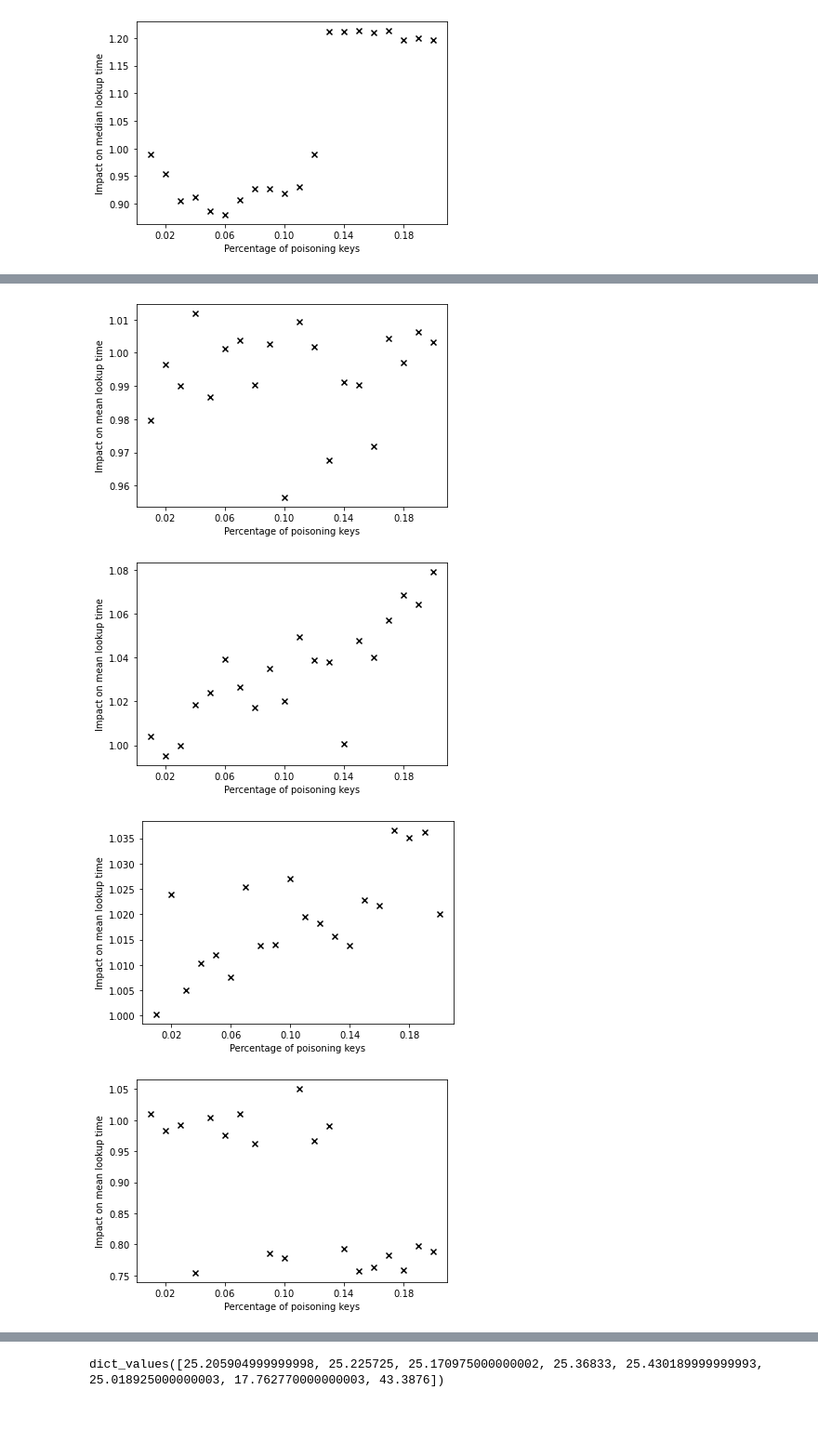
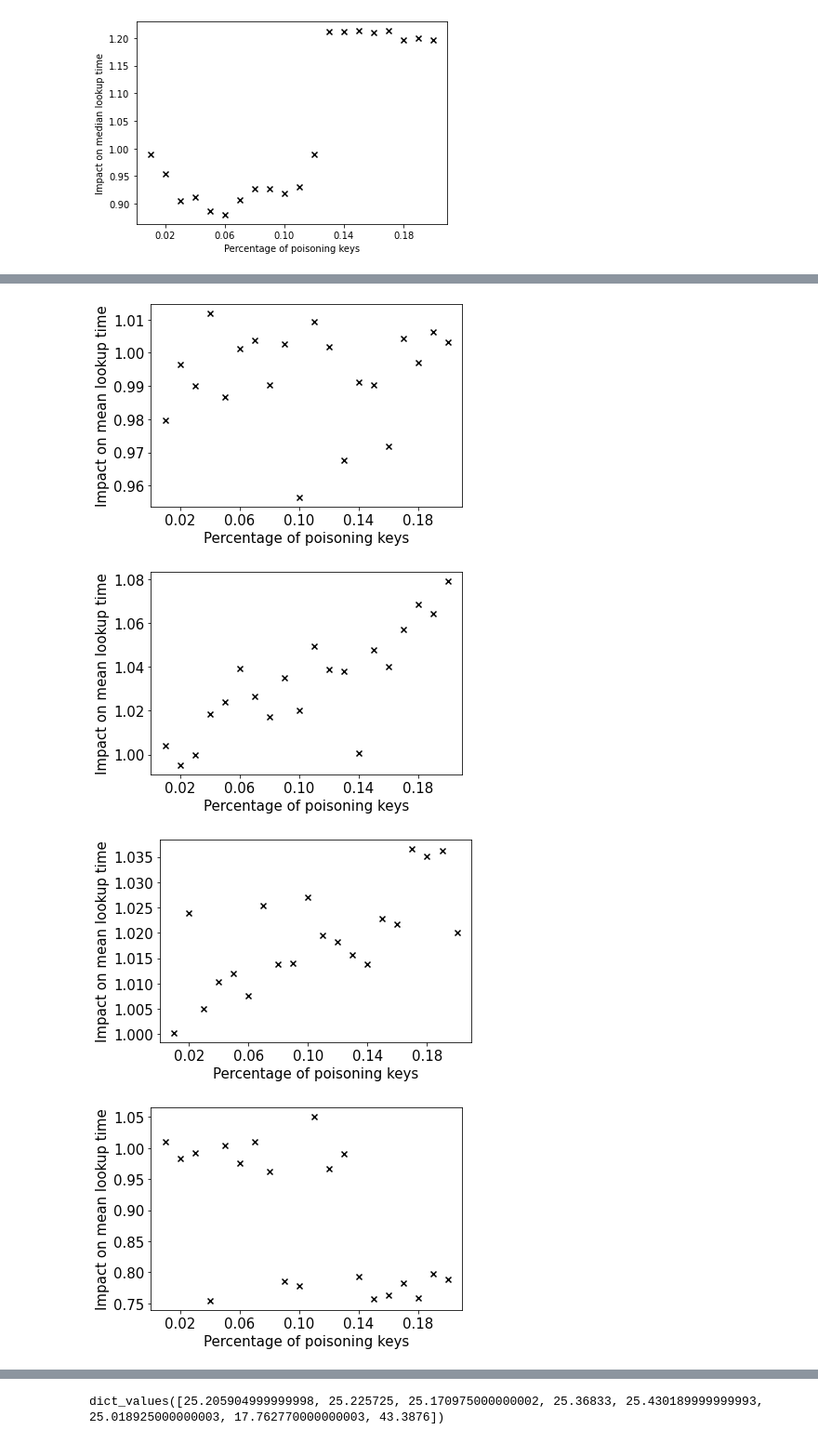
Before and after one commit to Bachfischer/poisoning-learned-indexes, a Jupyter notebook: src/data-visualization.ipynb, the cells around one changed output, grey strips where cells are left out. Shown: that part at 93% size. Cells and saved outputs as stored; diff of their text form; code cells hidden in the pictures; blank space fills up the shorter version.

Commit message:
update visualization

```diff
--- a/src/data-visualization.ipynb
+++ b/src/data-visualization.ipynb
@@ -114,7 +114,9 @@ for dataset in datasets:
         plt.scatter(poisoning_thresholds, mean_lookup_time_impact[dataset][regression],  color='black', marker="x")
         plt.xticks(np.arange(0.02, 0.22, 0.04))
         #plt.title(regression)
-        plt.xlabel('Percentage of poisoning keys')
-        plt.ylabel('Impact on mean lookup time')
+        plt.xticks(fontsize=15)
+        plt.yticks(fontsize=15)
+        plt.xlabel('Percentage of poisoning keys', fontsize=15)
+        plt.ylabel('Impact on mean lookup time', fontsize = 15)
         plt.show()
 # %% [output]
@@ -124,4 +126,4 @@ for dataset in datasets:
-[figure, old version]
+[figure, new version]
-[figure, old version]
+[figure, new version]
-[figure, old version]
+[figure, new version]
-[figure, old version]
+[figure, new version]
```
Also changed, not shown: parts of 1 cell of this notebook.
